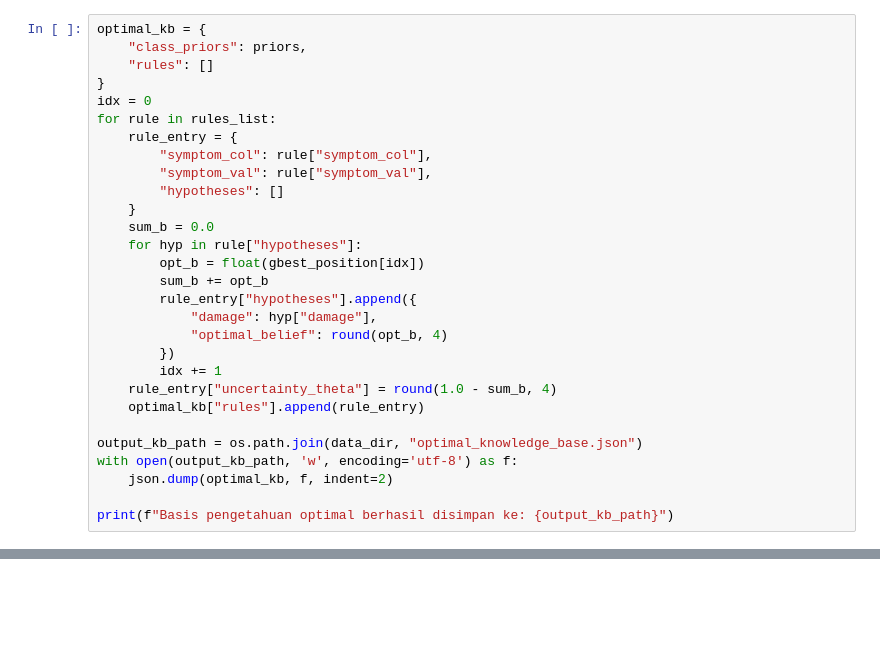
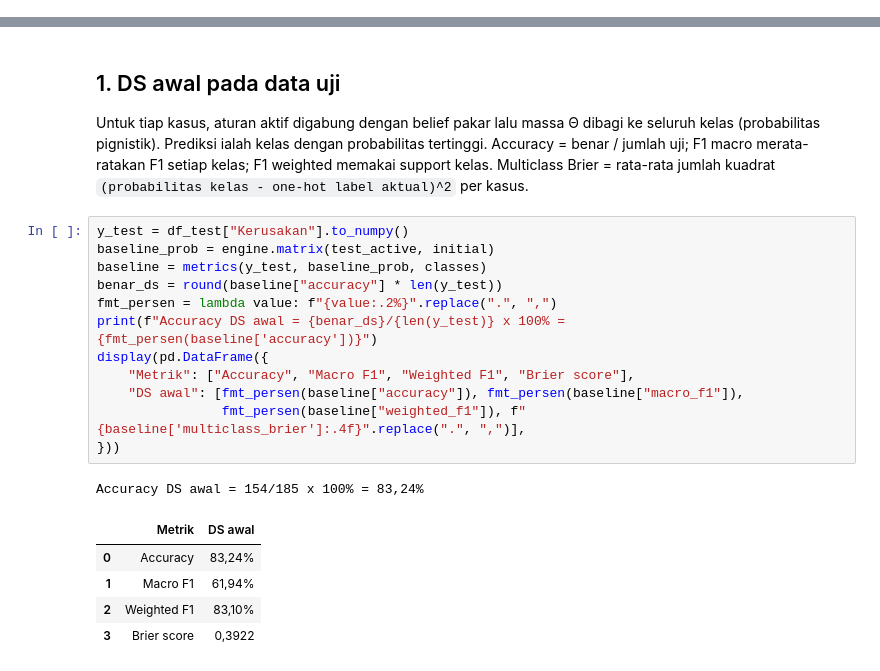
Before and after one commit to nowarlove/deteksiKerusakanIphone, a Jupyter notebook: pso.ipynb, the cells around one changed output, grey strips where cells are left out. Cells and saved outputs as stored; diff of their text form; blank space fills up the shorter version.

```diff
--- a/pso.ipynb
+++ b/pso.ipynb
@@ -276,29 +0,0 @@ Mengekspor bobot optimal dan data prior probabilitas ke file `data/optimal_knowl
-# %%
-optimal_kb = {
-    "class_priors": priors,
-    "rules": []
-}
-idx = 0
-for rule in rules_list:
-    rule_entry = {
-        "symptom_col": rule["symptom_col"],
-        "symptom_val": rule["symptom_val"],
-        "hypotheses": []
-    }
-    sum_b = 0.0
-    for hyp in rule["hypotheses"]:
-        opt_b = float(gbest_position[idx])
-        sum_b += opt_b
-        rule_entry["hypotheses"].append({
-            "damage": hyp["damage"],
-            "optimal_belief": round(opt_b, 4)
-        })
-        idx += 1
-    rule_entry["uncertainty_theta"] = round(1.0 - sum_b, 4)
-    optimal_kb["rules"].append(rule_entry)
-
-output_kb_path = os.path.join(data_dir, "optimal_knowledge_base.json")
-with open(output_kb_path, 'w', encoding='utf-8') as f:
-    json.dump(optimal_kb, f, indent=2)
-
-print(f"Basis pengetahuan optimal berhasil disimpan ke: {output_kb_path}")
@@ -330,0 +46,23 @@ plt.show()
+# %% [markdown]
+## 1. DS awal pada data uji
+
+Untuk tiap kasus, aturan aktif digabung dengan belief pakar lalu massa Θ dibagi ke seluruh kelas (probabilitas pignistik). Prediksi ialah kelas dengan probabilitas tertinggi. Accuracy = benar / jumlah uji; F1 macro merata-ratakan F1 setiap kelas; F1 weighted memakai support kelas. Multiclass Brier = rata-rata jumlah kuadrat `(probabilitas kelas - one-hot label aktual)^2` per kasus.
+# %%
+y_test = df_test["Kerusakan"].to_numpy()
+baseline_prob = engine.matrix(test_active, initial)
+baseline = metrics(y_test, baseline_prob, classes)
+benar_ds = round(baseline["accuracy"] * len(y_test))
+fmt_persen = lambda value: f"{value:.2%}".replace(".", ",")
+print(f"Accuracy DS awal = {benar_ds}/{len(y_test)} x 100% = {fmt_persen(baseline['accuracy'])}")
+display(pd.DataFrame({
+    "Metrik": ["Accuracy", "Macro F1", "Weighted F1", "Brier score"],
+    "DS awal": [fmt_persen(baseline["accuracy"]), fmt_persen(baseline["macro_f1"]),
+                fmt_persen(baseline["weighted_f1"]), f"{baseline['multiclass_brier']:.4f}".replace(".", ",")],
+}))
+# %% [output]
+Accuracy DS awal = 154/185 x 100% = 83,24%
+|  | Metrik | DS awal |
+| 0 | Accuracy | 83,24% |
+| 1 | Macro F1 | 61,94% |
+| 2 | Weighted F1 | 83,10% |
+| 3 | Brier score | 0,3922 |
```
Also changed, not shown: parts of 19 cells of this notebook, 4 other files.
